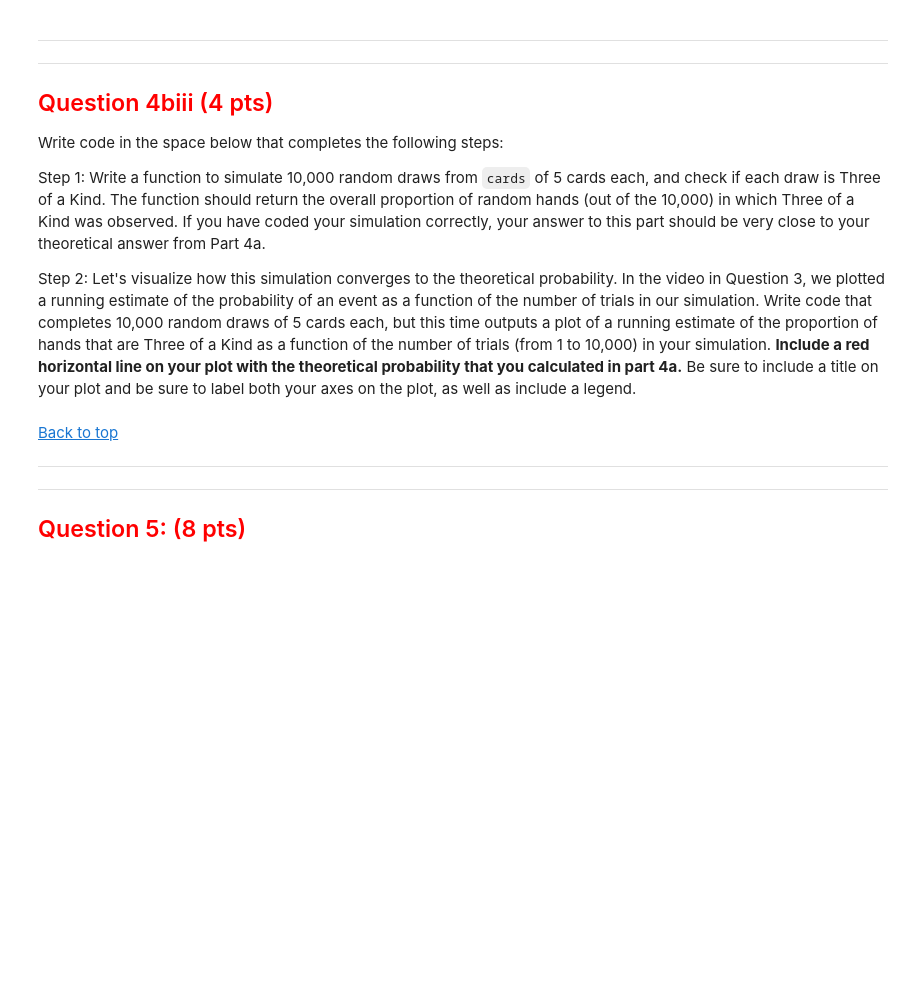
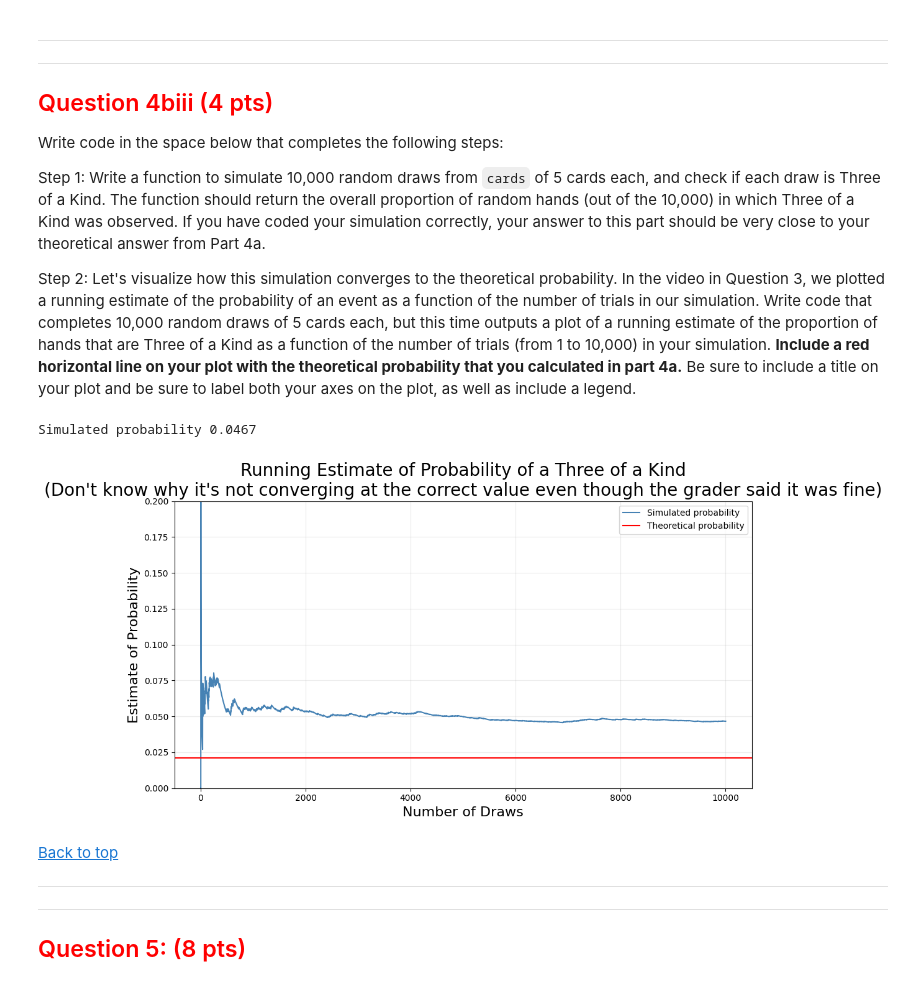
Before and after one commit to kinderhead/CSCI-3022-Introduction-to-Data-Science-Summer-2026, a Jupyter notebook: Homework-4/dist/student/hw04.ipynb, the cells around one changed output. Cells and saved outputs as stored; diff of their text form; code cells hidden in the pictures; blank space fills up the shorter version.

```diff
--- a/Homework-4/dist/student/hw04.ipynb
+++ b/Homework-4/dist/student/hw04.ipynb
@@ -661,5 +765,21 @@ Define a function named `three_kind` to take a Python `list` of 5 cards as input
 
 HINT: The function `np.unique` (https://numpy.org/doc/stable/reference/generated/numpy.unique.html) can make checking hands easier.
 # %%
-...
+def three_kind(cards: np.ndarray | list[str]):
+    ranks = [i[1] for i in cards]
+    count = {}
+
+    for i in ranks:
+        if i not in count:
+            count[i] = 1
+        else:
+            count[i] += 1
+
+    vals = list(count.values())
+    vals.sort()
+
+    return vals == [1, 1, 3]
+
+three_kind(["D3", "D4", "S4", "C4", "HK"])
+
 # 4bii).Write a function (above this line) 'three_kind' to check a list of 5 cards to see if it is 3 of a kind
@@ -679,11 +803,36 @@ Step 1:  Write a function to simulate 10,000 random draws from `cards` of 5 card
 
 Step 2:  Let's visualize how this simulation converges to the theoretical probability.   In the video in Question 3, we plotted a running estimate of the probability of an event as a function of the number of trials in our simulation.  Write code that completes 10,000 random draws of 5 cards each, but this time outputs a plot of a running estimate of the proportion of hands that are Three of a Kind as a function of the number of trials (from 1 to 10,000) in your simulation.  **Include a red horizontal line on your plot with the theoretical probability that you calculated in part 4a.**  Be sure to include a title on your plot and be sure to label both your axes on the plot, as well as include a legend.
 # %%
-...
+def probability_of_three_of_kind(deck: list[str], num_sim: int):
+    three = np.array([three_kind(rng.choice(deck, size=5)) for i in range(num_sim)])
+    three_running_frac = np.array([sum(three[:i+1]) / (i+1) for i in range(num_sim)])
+
+    return sum(three) / num_sim, three_running_frac
+
+#probability_of_three_of_kind(cards, 10000)
 #4biii).Write your code for Step 1 above this line
 # %%
-...
+x = np.arange(1, 10001)
+prob, running_frac = probability_of_three_of_kind(deck, num_sim=len(x))
+
+print("Simulated probability", prob)
+
+fig, ax = plt.subplots(figsize=(12, 6))
+
+ax.plot(x, running_frac, color="steelblue", label="Simulated probability")
+
+plt.axhline(y=54912/2598960, color='r', linestyle='-', label="Theoretical probability")
+
+ax.set_title("Running Estimate of Probability of a Three of a Kind\n(Don't know why it's not converging at the correct value even though the grader said it was fine)", fontsize=20)
+ax.set_xlabel("Number of Draws", fontsize=16)
+ax.set_ylabel("Estimate of Probability", fontsize=16)
+ax.set_ylim(0, 0.2)
+ax.legend()
+ax.grid(True, alpha=0.25)
 # 4biii) Write your code for Step 2 above this line
+# %% [output]
+Simulated probability 0.0467
+[figure, added]
 # %% [markdown]
 <!-- END QUESTION -->
 
```
Also changed, not shown: parts of 62 cells of this notebook, 8 other files.
